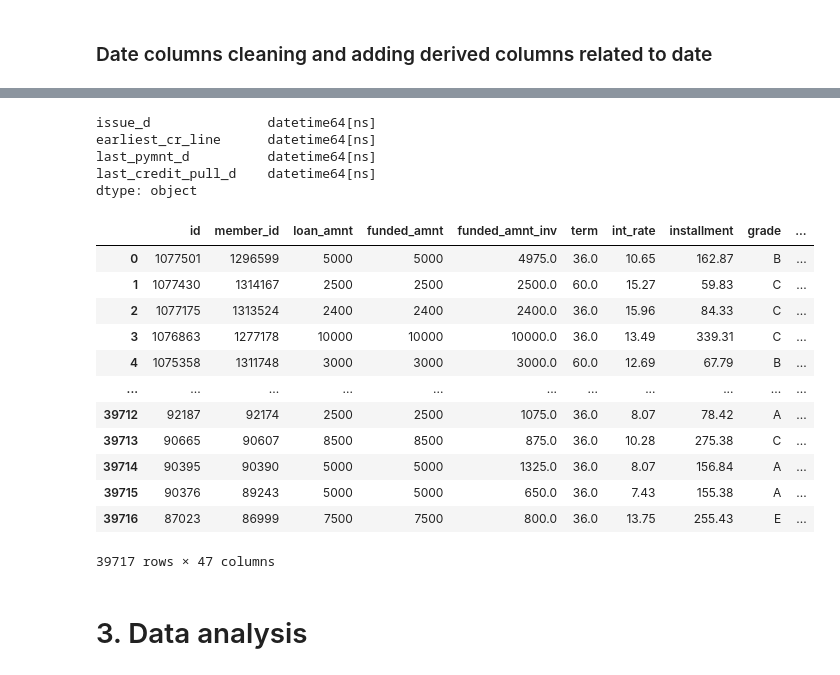
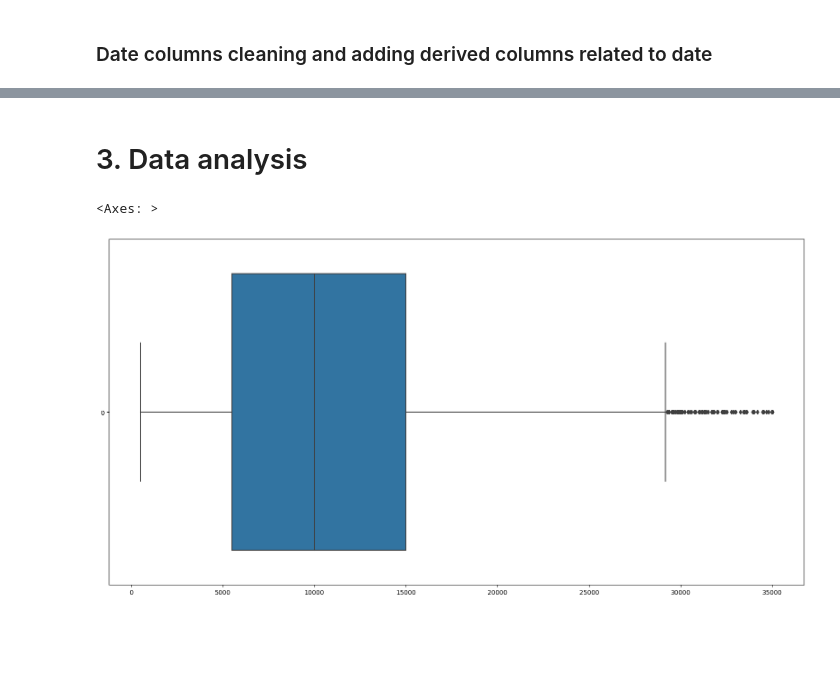
Before and after one commit to ankitkumar1/lending-club-case-study, a Jupyter notebook: LendingClubCaseStudy.ipynb, the cells around one changed output, grey strips where cells are left out. Drawn from its saved outputs; the diff is of its cells as text; code cells hidden in the pictures; blank space fills up the shorter version.

```diff
--- a/LendingClubCaseStudy.ipynb
+++ b/LendingClubCaseStudy.ipynb
@@ -3,8 +19,3 @@
 import pandas as pd
 import numpy as np
 import warnings
-warnings.filterwarnings('ignore')
-pd.set_option('display.max_columns',100)
-
-loan = pd.read_csv('loan.csv')
-loan.head()
@@ -320,30 +273,10 @@ loan['earliest_cr_line'] = loan['earliest_cr_line'].apply(pd.to_datetime, format
 loan['last_pymnt_d'] = loan['last_pymnt_d'].apply(pd.to_datetime, format='%b-%y')
 loan['last_credit_pull_d'] = loan['last_credit_pull_d'].apply(pd.to_datetime, format='%b-%y')
 loan[['issue_d', 'earliest_cr_line', 'last_pymnt_d', 'last_credit_pull_d']].dtypes
-# %% [output]
-issue_d               datetime64[ns]
-earliest_cr_line      datetime64[ns]
-last_pymnt_d          datetime64[ns]
-last_credit_pull_d    datetime64[ns]
-dtype: object
 # %%
 # Derived columns for dates
 loan['issue_year']=loan['issue_d'].dt.year
 loan['issue_month']=loan['issue_d'].dt.month
 loan
-# %% [output]
-|  | id | member_id | loan_amnt | funded_amnt | funded_amnt_inv | term | int_rate | installment | grade | ... |
-| 0 | 1077501 | 1296599 | 5000 | 5000 | 4975.0 | 36.0 | 10.65 | 162.87 | B | ... |
-| 1 | 1077430 | 1314167 | 2500 | 2500 | 2500.0 | 60.0 | 15.27 | 59.83 | C | ... |
-| 2 | 1077175 | 1313524 | 2400 | 2400 | 2400.0 | 36.0 | 15.96 | 84.33 | C | ... |
-| 3 | 1076863 | 1277178 | 10000 | 10000 | 10000.0 | 36.0 | 13.49 | 339.31 | C | ... |
-| 4 | 1075358 | 1311748 | 3000 | 3000 | 3000.0 | 60.0 | 12.69 | 67.79 | B | ... |
-| ... | ... | ... | ... | ... | ... | ... | ... | ... | ... | ... |
-| 39712 | 92187 | 92174 | 2500 | 2500 | 1075.0 | 36.0 | 8.07 | 78.42 | A | ... |
-| 39713 | 90665 | 90607 | 8500 | 8500 | 875.0 | 36.0 | 10.28 | 275.38 | C | ... |
-| 39714 | 90395 | 90390 | 5000 | 5000 | 1325.0 | 36.0 | 8.07 | 156.84 | A | ... |
-| 39715 | 90376 | 89243 | 5000 | 5000 | 650.0 | 36.0 | 7.43 | 155.38 | A | ... |
-| 39716 | 87023 | 86999 | 7500 | 7500 | 800.0 | 36.0 | 13.75 | 255.43 | E | ... |
-39717 rows × 47 columns
 # %% [markdown]
 # 3. Data analysis
@@ -349,0 +288,22 @@ loan
+# %%
+# Utility functions
+
+# IQR
+def drop_outliers(dataframe, column):
+    perc75 = dataframe[column].quantile(0.75)
+    perc25 = dataframe[column].quantile(0.25)
+    iqr = perc75-perc25
+    lower_bound = perc25 - iqr * 1.5
+    upper_bound = perc75 + iqr * 1.5
+    current_rows = len(dataframe)
+    dataframe = dataframe[(dataframe[column] >= lower_bound) & (dataframe[column] <= upper_bound)]
+    print('Dropped %s rows' % (current_rows - len(dataframe)))
+    return dataframe
+# %%
+## Remove Outliers
+plt.figure(figsize=(20,10))
+sns.boxplot(loan['loan_amnt'], orient='h')
+drop_outliers()
+# %% [output]
+<Axes: >
+[figure, added]
```
Also changed, not shown: parts of 32 cells of this notebook, 1 other file.
